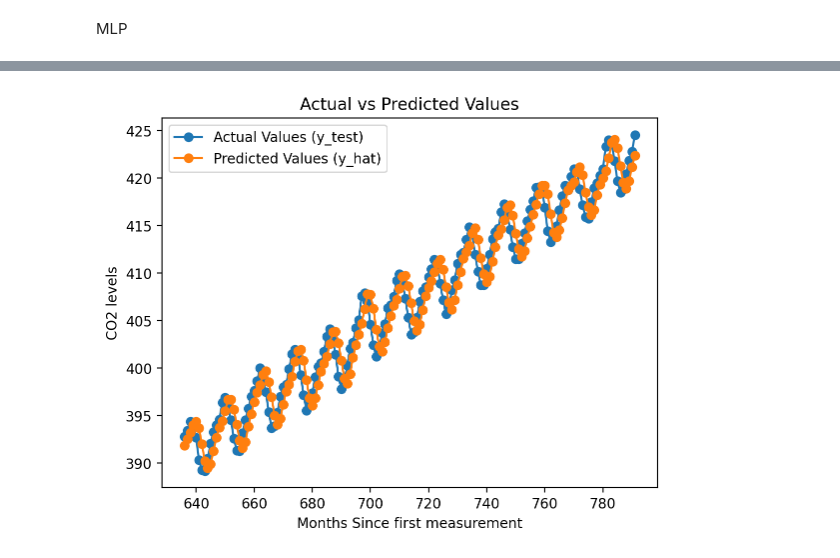
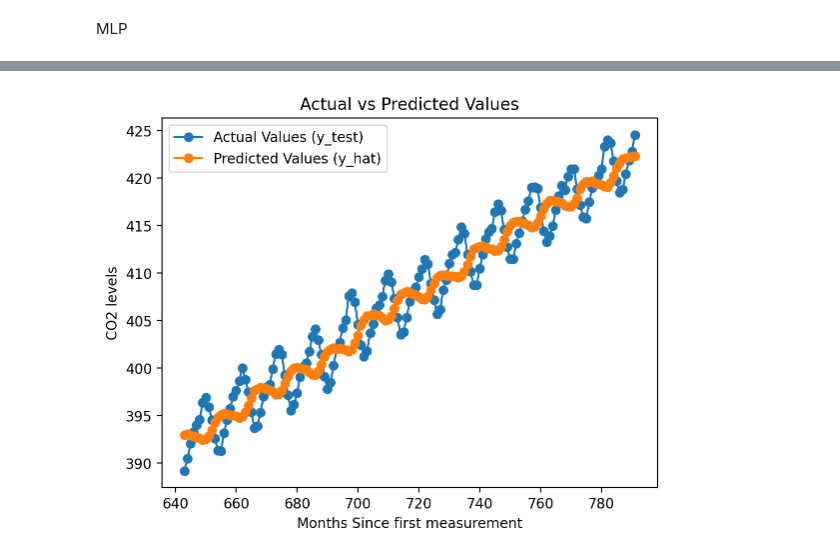
Before and after one commit to HrishikeshCP/assignment-3-es-335-2024-optimizers, a Jupyter notebook: qn3/qn3.ipynb, the cells around one changed output, grey strips where cells are left out. Drawn from its saved outputs; the diff is of its cells as text; code cells hidden in the pictures.

```diff
--- a/qn3/qn3.ipynb
+++ b/qn3/qn3.ipynb
@@ -295,7 +247,7 @@ def predict(model, X_test):
         return model(X_test).numpy()
 
 # Example run of the MLP model
-lag = 3
+lag = 10
 input_size = lag
 hidden_size = 16  # You can adjust this according to your problem
 output_size = 1
@@ -346 +298 @@ Mean Squared Error (MSE): 3.9805251448516437
-[figure, old version]
+[figure, new version]
```
Also changed, not shown: parts of 3 cells of this notebook.
